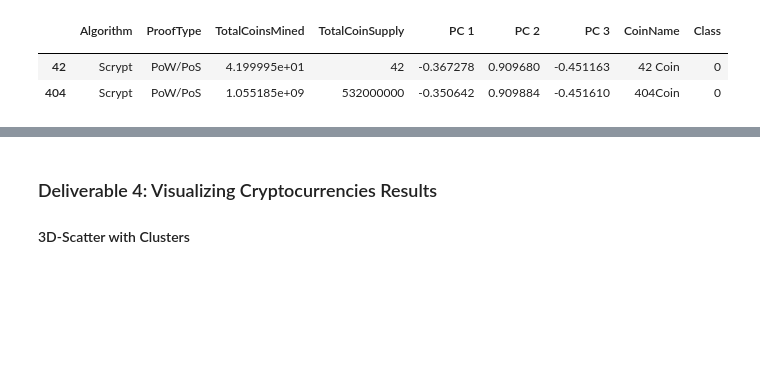
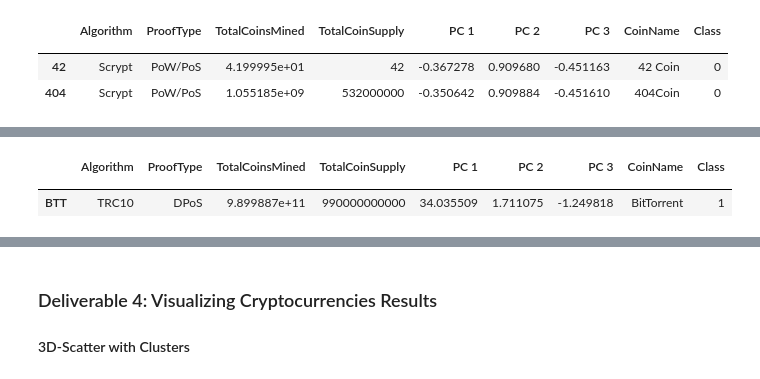
Before and after one commit to BiancaTaisePommerening/Cryptocurrencies, a Jupyter notebook: crypto_clustering.ipynb, the cells around one changed output, grey strips where cells are left out. Cells and saved outputs as stored; diff of their text form; code cells hidden in the pictures; blank space fills up the shorter version.

```diff
--- a/crypto_clustering.ipynb
+++ b/crypto_clustering.ipynb
@@ -379,0 +393,9 @@ clustered_df.head(2)
+# %%
+# check class 1
+class_1 = clustered_df['Class'] == 1
+class_1_df = clustered_df.loc[class_1]
+class_1_df.head()
+# %% [output]
+|  | Algorithm | ProofType | TotalCoinsMined | TotalCoinSupply | PC 1 | PC 2 | PC 3 | CoinName | Class |
+|  |  |  |  |  |  |  |  |  |  |
+| BTT | TRC10 | DPoS | 9.899887e+11 | 990000000000 | 34.035509 | 1.711075 | -1.249818 | BitTorrent | 1 |
```
Also changed, not shown: parts of 3 cells of this notebook, 1 other file.
